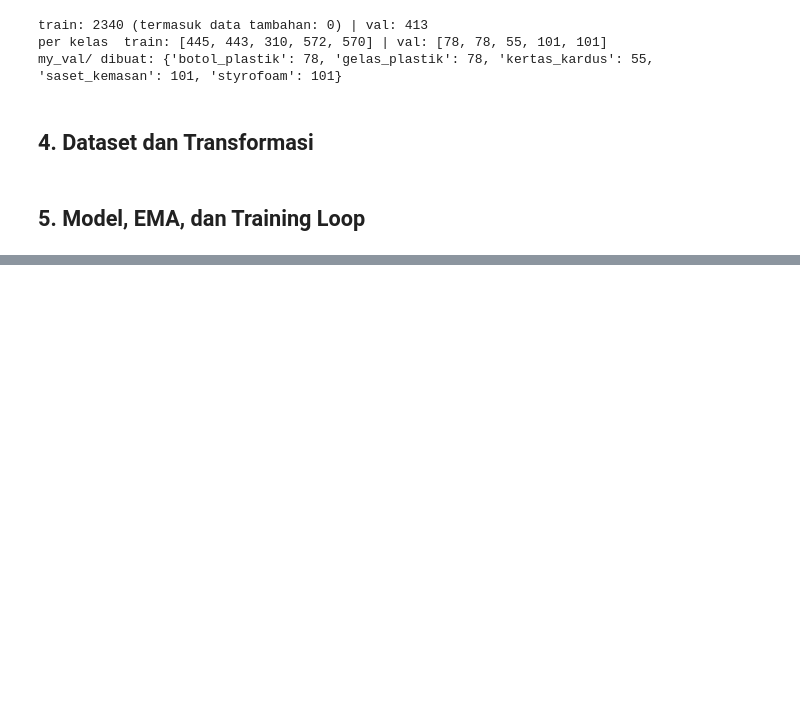
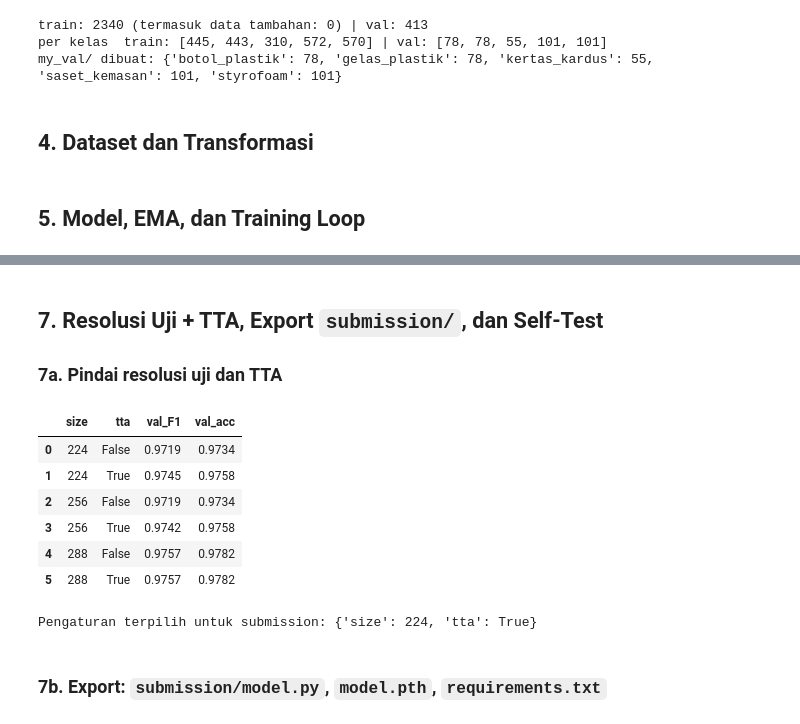
Before and after one commit to Atika-Adelia/Repo-Kelompok07-ProyekStudio02, a Jupyter notebook: Studio2_Kelompok07_RB.ipynb, the cells around one changed output, grey strips where cells are left out. Drawn from its saved outputs; the diff is of its cells as text; code cells hidden in the pictures; blank space fills up the shorter version.

```diff
--- a/Studio2_Kelompok07_RB.ipynb
+++ b/Studio2_Kelompok07_RB.ipynb
@@ -813,0 +874,40 @@ model.safetensors: downloading bytes:           |  0.00B
+# %% [markdown]
+## 7. Resolusi Uji + TTA, Export `submission/`, dan Self-Test
+
+### 7a. Pindai resolusi uji dan TTA
+# %%
+def scan_eval_settings(tag, val_items, base_size):
+    info = RUNS[tag]
+    model = load_run_model(tag)
+    sizes = sorted({base_size} | {int(round(base_size * f / 32) * 32) for f in (1.15, 1.3)})
+    rows = []
+    for s in sizes:
+        dl = make_loader(val_items, build_eval_tf(s, info['mean'], info['std']), 64, False, cfg)
+        for tta in (False, True):
+            p, y = run_eval(model, dl, tta=tta)
+            rows.append(dict(size=s, tta=tta, val_F1=macro_f1(y, p),
+                             val_acc=float(accuracy_score(y, p.argmax(1)))))
+    del model
+    if DEVICE == 'cuda':
+        torch.cuda.empty_cache()
+    df = pd.DataFrame(rows)
+    default = df[(df['size'] == base_size) & (df.tta)].iloc[0]
+    best = df.sort_values(['val_F1', 'size'], ascending=[False, True]).iloc[0]
+    chosen = best if best.val_F1 >= default.val_F1 + 0.003 else default
+    return df, dict(size=int(chosen['size']), tta=bool(chosen.tta))
+
+
+scan_df, EVAL_SETTINGS = scan_eval_settings(RUN_A, SPLIT['val'], cfg.img_size)
+display(scan_df.round(4))
+print('Pengaturan terpilih untuk submission:', EVAL_SETTINGS)
+# %% [output]
+|  | size | tta | val_F1 | val_acc |
+| 0 | 224 | False | 0.9719 | 0.9734 |
+| 1 | 224 | True | 0.9745 | 0.9758 |
+| 2 | 256 | False | 0.9719 | 0.9734 |
+| 3 | 256 | True | 0.9742 | 0.9758 |
+| 4 | 288 | False | 0.9757 | 0.9782 |
+| 5 | 288 | True | 0.9757 | 0.9782 |
+Pengaturan terpilih untuk submission: {'size': 224, 'tta': True}
+# %% [markdown]
+### 7b. Export: `submission/model.py`, `model.pth`, `requirements.txt`
```
Also changed, not shown: parts of 7 cells of this notebook.
